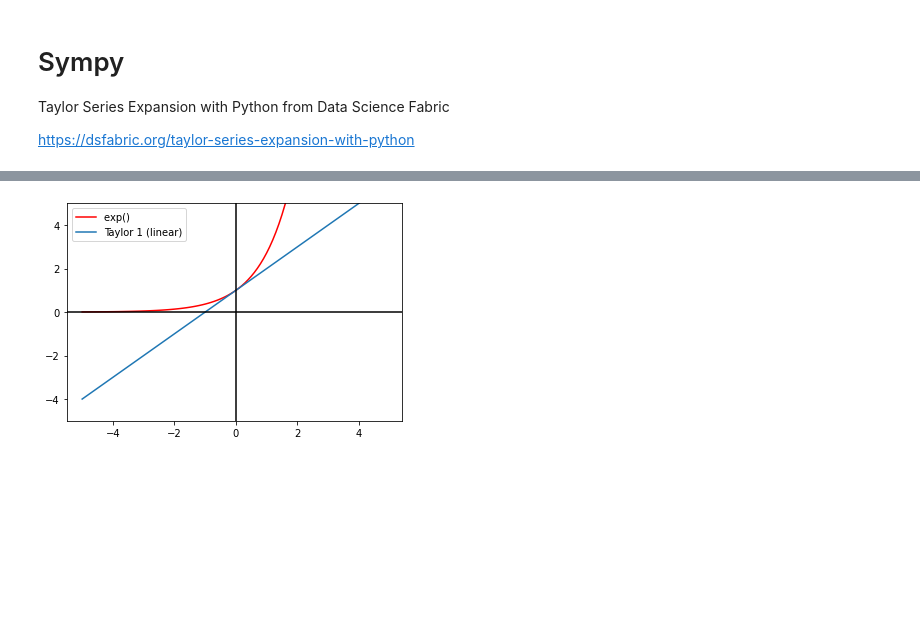
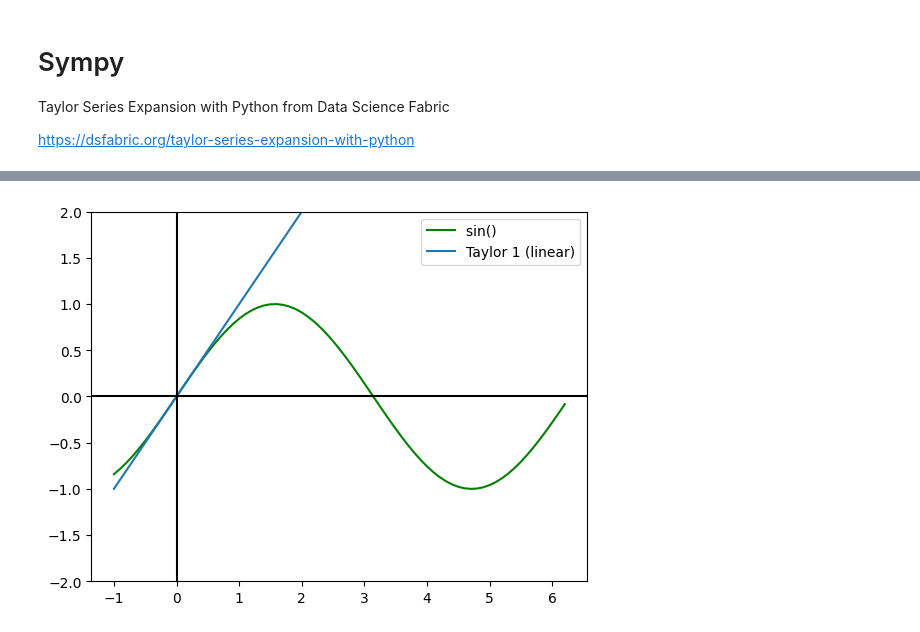
Before and after one commit to dfbello/MetNumUN2023I, a Jupyter notebook: Lab9/Group7_Taylor_sin_x.ipynb, the cells around one changed output, grey strips where cells are left out. Cells and saved outputs as stored; diff of their text form; code cells hidden in the pictures; blank space fills up the shorter version.

```diff
--- a/Lab9/Group7_Taylor_sin_x.ipynb
+++ b/Lab9/Group7_Taylor_sin_x.ipynb
@@ -1201,24 +1118,24 @@ ax.legend(legends)
 # %%
 import math
 import numpy as np
 import matplotlib.pyplot as plt
 # if using a Jupyter notebook, include:
 %matplotlib inline
 
-values = np.arange(-5,5,0.1)
-p_exp = np.exp(values)
-t_exp2 = [taylor(exp(x), 0, 2).subs(x,v) for v in values]
-legends = ['exp() ','Taylor 1 (linear)']
+values = np.arange(-1,2*np.pi,0.1)
+p_sin = np.sin(values)
+t_sin2 = [taylor(sin(x), 0, 2).subs(x,v) for v in values]
+legends = ['sin() ','Taylor 1 (linear)']
 
 fig, ax = plt.subplots()
-ax.plot(values,p_exp, color ='red')
-ax.plot(values,t_exp2)
+ax.plot(values,p_sin, color ='green')
+ax.plot(values,t_sin2)
 
-ax.set_ylim([-5,5])
-ax.axhline(y=0.0, xmin=-5.0, xmax=5.0, color='black')
+ax.set_ylim([-2,2])
+ax.axhline(y=0.0, xmin=-10.0, xmax=5.0, color='black')
 ax.axvline(x=0.0, ymin=-10.0, ymax=10.0, color='black')
 ax.legend(legends)
 
 plt.show()
 # %% [output]
-[figure, old version]
+[figure, new version]
```
Also changed, not shown: parts of 51 cells of this notebook.
